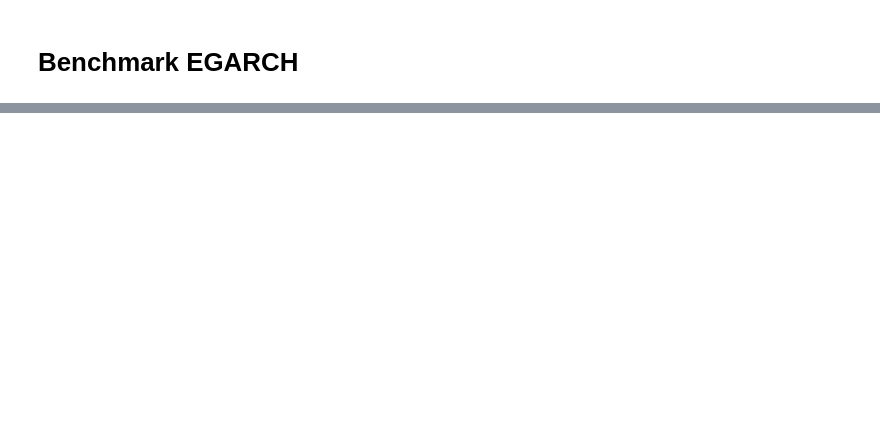
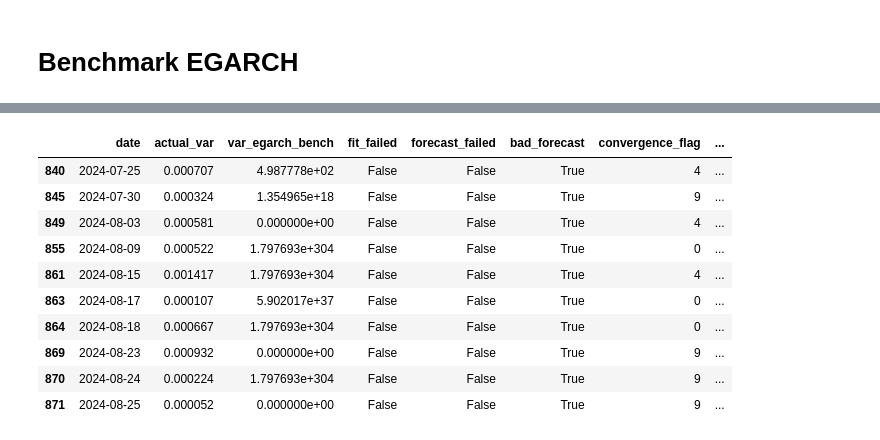
Before and after one commit to Therulow/DSE4211-GRP13, a Jupyter notebook: benchmark garch/egarch.ipynb, the cells around one changed output, grey strips where cells are left out. Saved outputs shown, nothing was run; the diff lists cells and outputs as text; code cells hidden in the pictures; blank space fills up the shorter version.

```diff
--- a/benchmark garch/egarch.ipynb
+++ b/benchmark garch/egarch.ipynb
@@ -15,0 +828,14 @@ FileNotFoundError: [Errno 2] No such file or directory: '../data/df_with_2regime
+# %%
+problem_rows.tail(10)
+# %% [output]
+|  | date | actual_var | var_egarch_bench | fit_failed | forecast_failed | bad_forecast | convergence_flag | ... |
+| 840 | 2024-07-25 | 0.000707 | 4.987778e+02 | False | False | True | 4 | ... |
+| 845 | 2024-07-30 | 0.000324 | 1.354965e+18 | False | False | True | 9 | ... |
+| 849 | 2024-08-03 | 0.000581 | 0.000000e+00 | False | False | True | 4 | ... |
+| 855 | 2024-08-09 | 0.000522 | 1.797693e+304 | False | False | True | 0 | ... |
+| 861 | 2024-08-15 | 0.001417 | 1.797693e+304 | False | False | True | 4 | ... |
+| 863 | 2024-08-17 | 0.000107 | 5.902017e+37 | False | False | True | 0 | ... |
+| 864 | 2024-08-18 | 0.000667 | 1.797693e+304 | False | False | True | 0 | ... |
+| 869 | 2024-08-23 | 0.000932 | 0.000000e+00 | False | False | True | 9 | ... |
+| 870 | 2024-08-24 | 0.000224 | 1.797693e+304 | False | False | True | 9 | ... |
+| 871 | 2024-08-25 | 0.000052 | 0.000000e+00 | False | False | True | 9 | ... |
```
Also changed, not shown: parts of 13 cells of this notebook.
